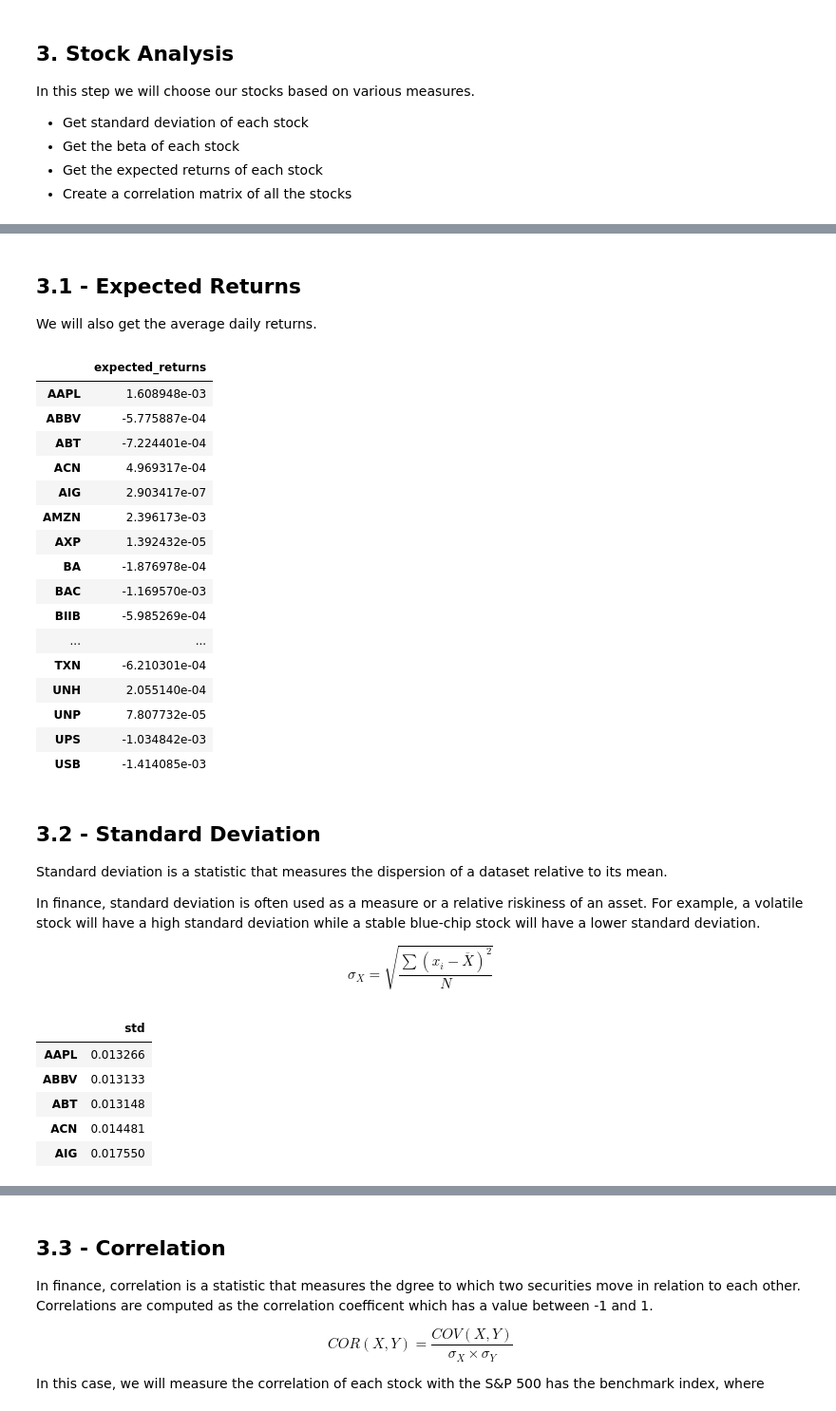
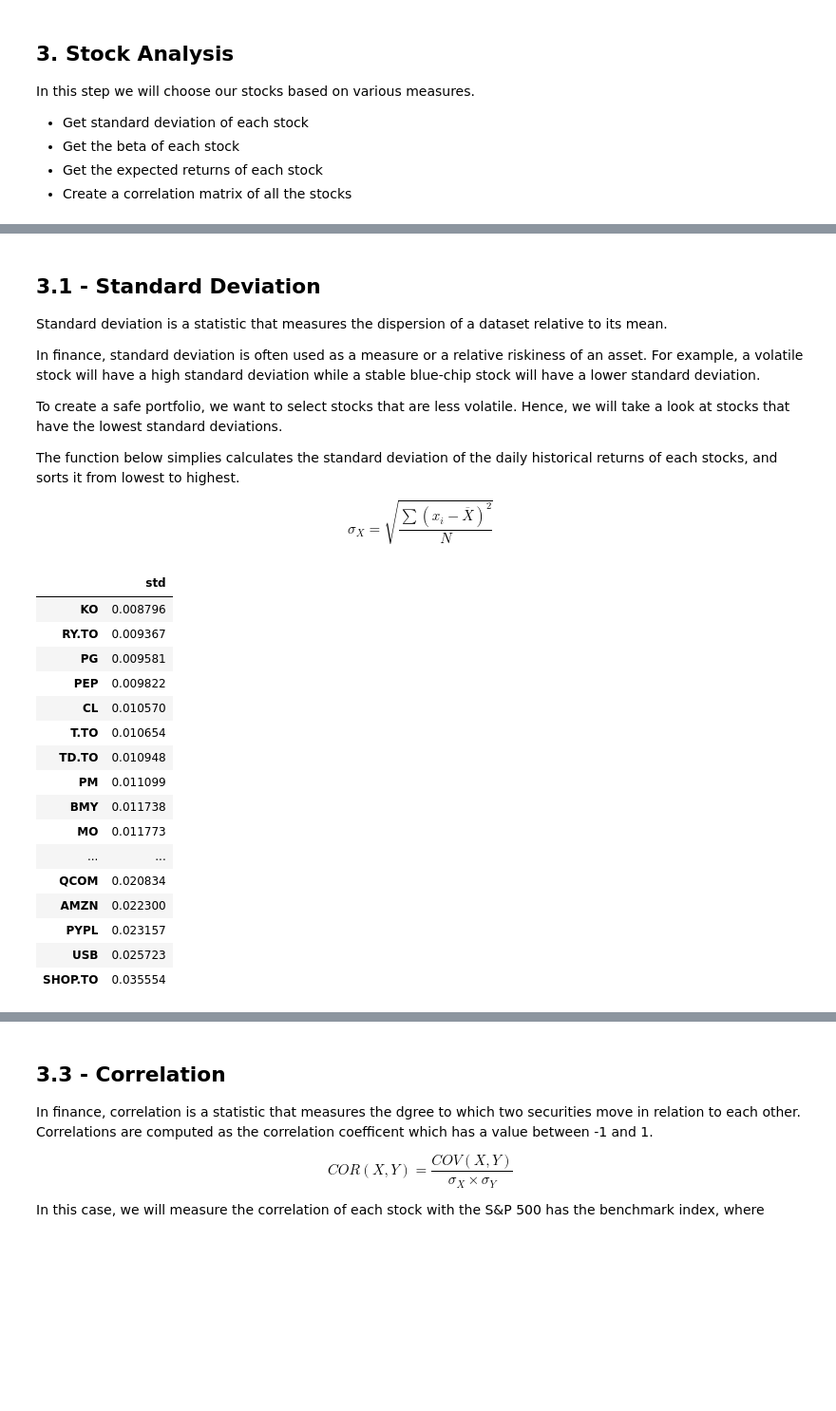
Before and after one commit to Zemelware/robo_stock_advisor, a Jupyter notebook: robo_stock_advisor.ipynb, the cells around one changed output, grey strips where cells are left out. Shown: that part at 95% size. Cells and saved outputs as stored; diff of their text form; code cells hidden in the pictures; blank space fills up the shorter version.

```diff
--- a/robo_stock_advisor.ipynb
+++ b/robo_stock_advisor.ipynb
@@ -173,7 +174,12 @@ NameError: name 'min_avg_volume' is not defined
 # %%
 # Download stock data
 stock_data = yf.download(tickers=filtered_tickers, interval="1d", start=filter_start_date, end=filter_end_date).Close.dropna()
-stock_data
+
+# Get daily returns of stocks
+daily_returns = stock_data.pct_change().dropna()
+daily_returns.index = daily_returns.index.tz_localize('UTC')
+daily_returns.index = daily_returns.index.tz_convert('UTC')
+daily_returns.head()
 # %% [output]
 [*********************100%%**********************]  36 of 36 completed
 |  | AAPL | ABBV | ABT | ACN | AIG | AMZN | AXP | BA | BAC | BIIB | ... | ... |
@@ -204,4 +199,0 @@ To fairly compare the performance of stocks to one another, we will first take t
-# %%
-# Get daily returns of stock data
-daily_returns = stock_data.pct_change()
-daily_returns.head()
@@ -217,52 +200,41 @@ daily_returns.head()
-# %% [markdown]
-## 3.1 - Expected Returns
-
-We will also get the average daily returns.
-# %%
-expected_returns = pd.DataFrame(daily_returns.mean(), columns=["expected_returns"])
-expected_returns
-# %% [output]
-|  | expected_returns |
-| AAPL | 1.608948e-03 |
-| ABBV | -5.775887e-04 |
-| ABT | -7.224401e-04 |
-| ACN | 4.969317e-04 |
-| AIG | 2.903417e-07 |
-| AMZN | 2.396173e-03 |
-| AXP | 1.392432e-05 |
-| BA | -1.876978e-04 |
-| BAC | -1.169570e-03 |
-| BIIB | -5.985269e-04 |
-| ... | ... |
-| TXN | -6.210301e-04 |
-| UNH | 2.055140e-04 |
-| UNP | 7.807732e-05 |
-| UPS | -1.034842e-03 |
-| USB | -1.414085e-03 |
 # %% [markdown]
-## 3.2 - Standard Deviation
+## 3.1 - Standard Deviation
 
 Standard deviation is a statistic that measures the dispersion of a dataset relative to its mean.
 
 In finance, standard deviation is often used as a measure or a relative riskiness of an asset. For example, a volatile stock will have a high standard deviation while a stable blue-chip stock will have a lower standard deviation.
 
+To create a safe portfolio, we want to select stocks that are less volatile. Hence, we will take a look at stocks that have the lowest standard deviations.
+
+The function below simplies calculates the standard deviation of the daily historical returns of each stocks, and sorts it from lowest to highest.
+
 $$\sigma_X=\sqrt{\frac{\sum(x_i-\overline{X})^2}{N}}
 $$
 # %%
-# Get standard deviation of stocks
+# Display stocks with lowest standard deviations
 def get_stock_std(daily_returns):
     std_returns = pd.DataFrame(daily_returns.std())
     std_returns = std_returns.rename(columns={0: "std"})
+    std_returns = std_returns.sort_values(by="std")
     return std_returns
 
-
-# Filter out
 stock_std = get_stock_std(daily_returns)
-stock_std.head()
+stock_std
 # %% [output]
 |  | std |
-| AAPL | 0.013266 |
-| ABBV | 0.013133 |
-| ABT | 0.013148 |
-| ACN | 0.014481 |
-| AIG | 0.017550 |
+| KO | 0.008796 |
+| RY.TO | 0.009367 |
+| PG | 0.009581 |
+| PEP | 0.009822 |
+| CL | 0.010570 |
+| T.TO | 0.010654 |
+| TD.TO | 0.010948 |
+| PM | 0.011099 |
+| BMY | 0.011738 |
+| MO | 0.011773 |
+| ... | ... |
+| QCOM | 0.020834 |
+| AMZN | 0.022300 |
+| PYPL | 0.023157 |
+| USB | 0.025723 |
+| SHOP.TO | 0.035554 |
```
Also changed, not shown: parts of 10 cells of this notebook.
